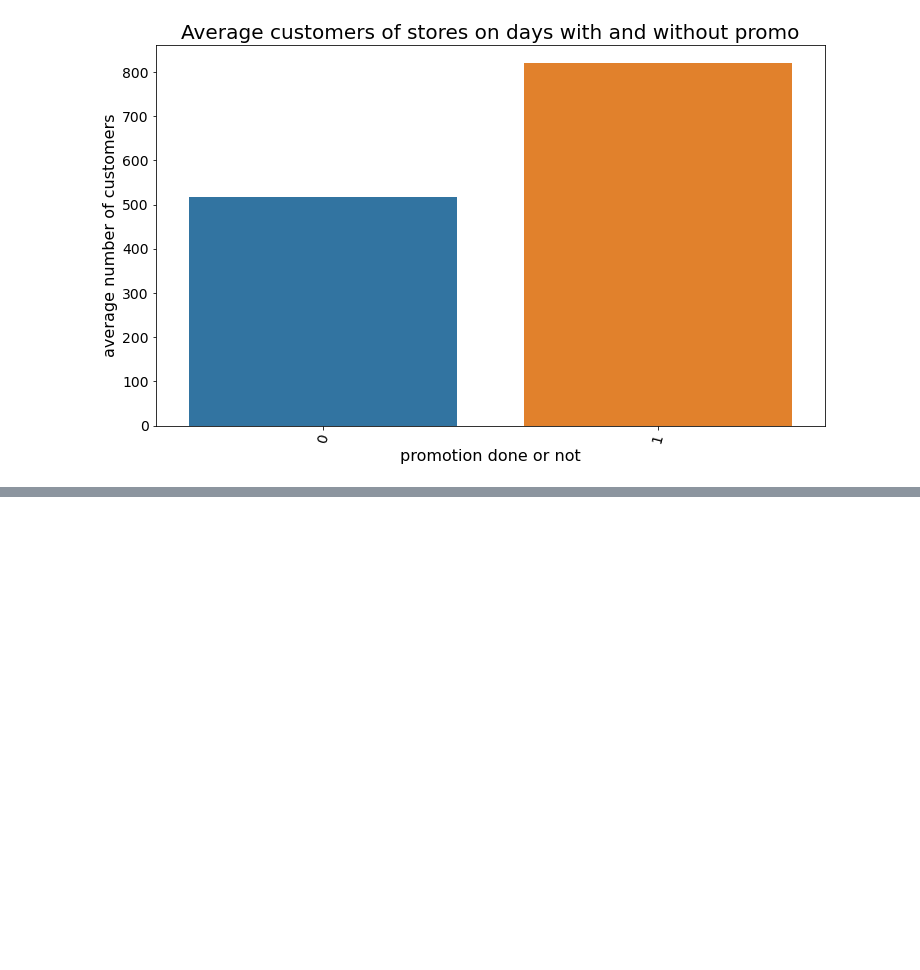
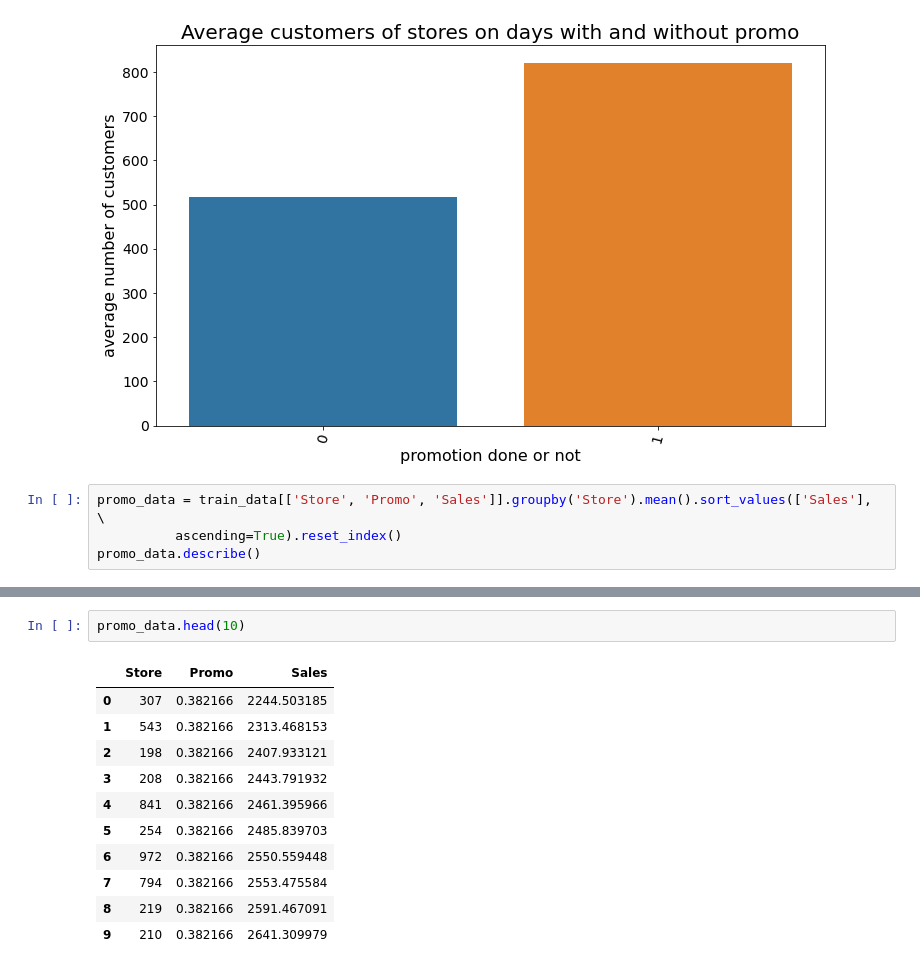
Before and after one commit to Luel-Hagos/Pharmaceutical-Sales-prediction-across-multiple-stores, a Jupyter notebook: notebooks/Exploration.ipynb, the cells around one changed output, grey strips where cells are left out. Saved outputs shown, nothing was run; the diff lists cells and outputs as text; blank space fills up the shorter version.

```diff
--- a/notebooks/Exploration.ipynb
+++ b/notebooks/Exploration.ipynb
@@ -274,3 +274,7 @@ barPlot(promo_customers, 'Promo', 'Customers', 'Average customers of stores on d
          'promotion done or not', 'average number of customers')
 # %% [output]
 [figure]
+# %%
+promo_data = train_data[['Store', 'Promo', 'Sales']].groupby('Store').mean().sort_values(['Sales'], \
+          ascending=True).reset_index()
+promo_data.describe()
@@ -276,0 +291,14 @@ barPlot(promo_customers, 'Promo', 'Customers', 'Average customers of stores on d
+# %%
+promo_data.head(10)
+# %% [output]
+|  | Store | Promo | Sales |
+| 0 | 307 | 0.382166 | 2244.503185 |
+| 1 | 543 | 0.382166 | 2313.468153 |
+| 2 | 198 | 0.382166 | 2407.933121 |
+| 3 | 208 | 0.382166 | 2443.791932 |
+| 4 | 841 | 0.382166 | 2461.395966 |
+| 5 | 254 | 0.382166 | 2485.839703 |
+| 6 | 972 | 0.382166 | 2550.559448 |
+| 7 | 794 | 0.382166 | 2553.475584 |
+| 8 | 219 | 0.382166 | 2591.467091 |
+| 9 | 210 | 0.382166 | 2641.309979 |
```
Also changed, not shown: parts of 3 cells of this notebook.
